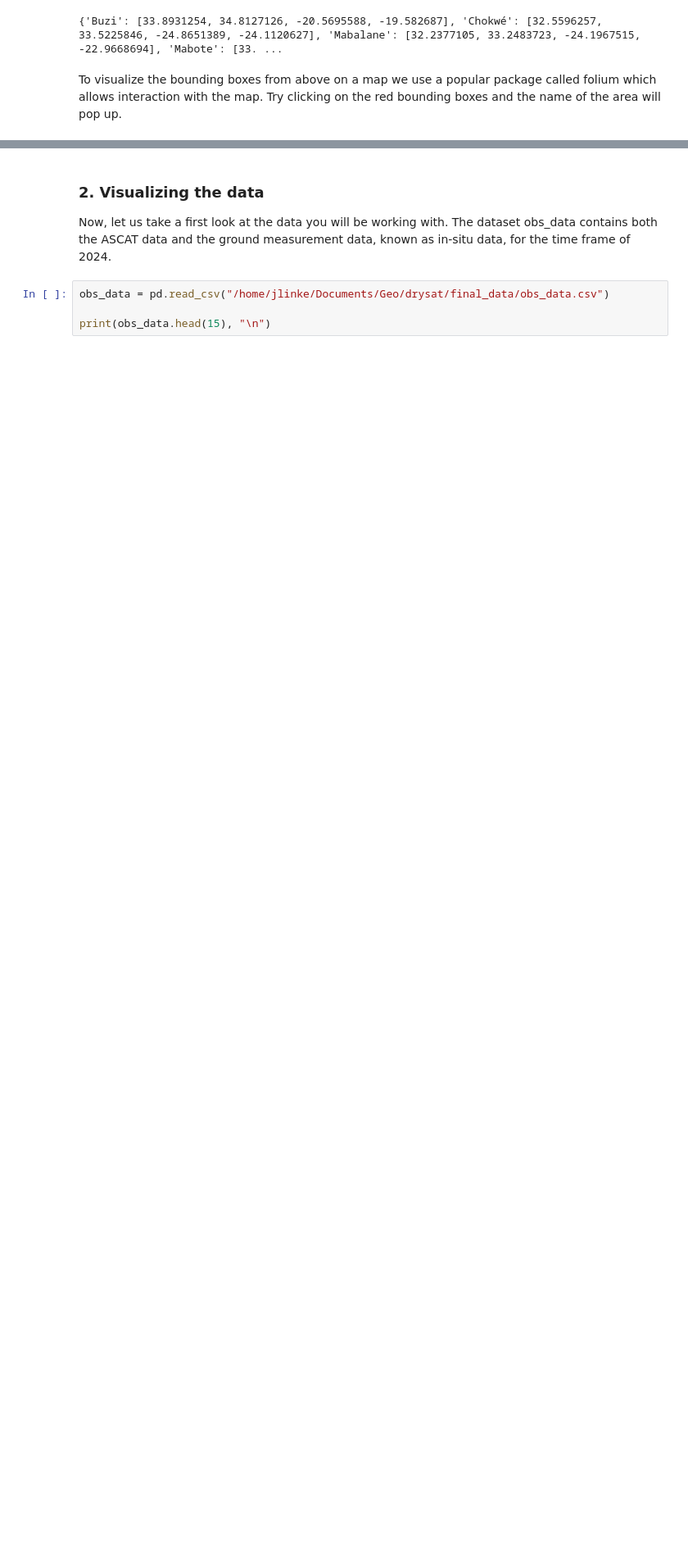
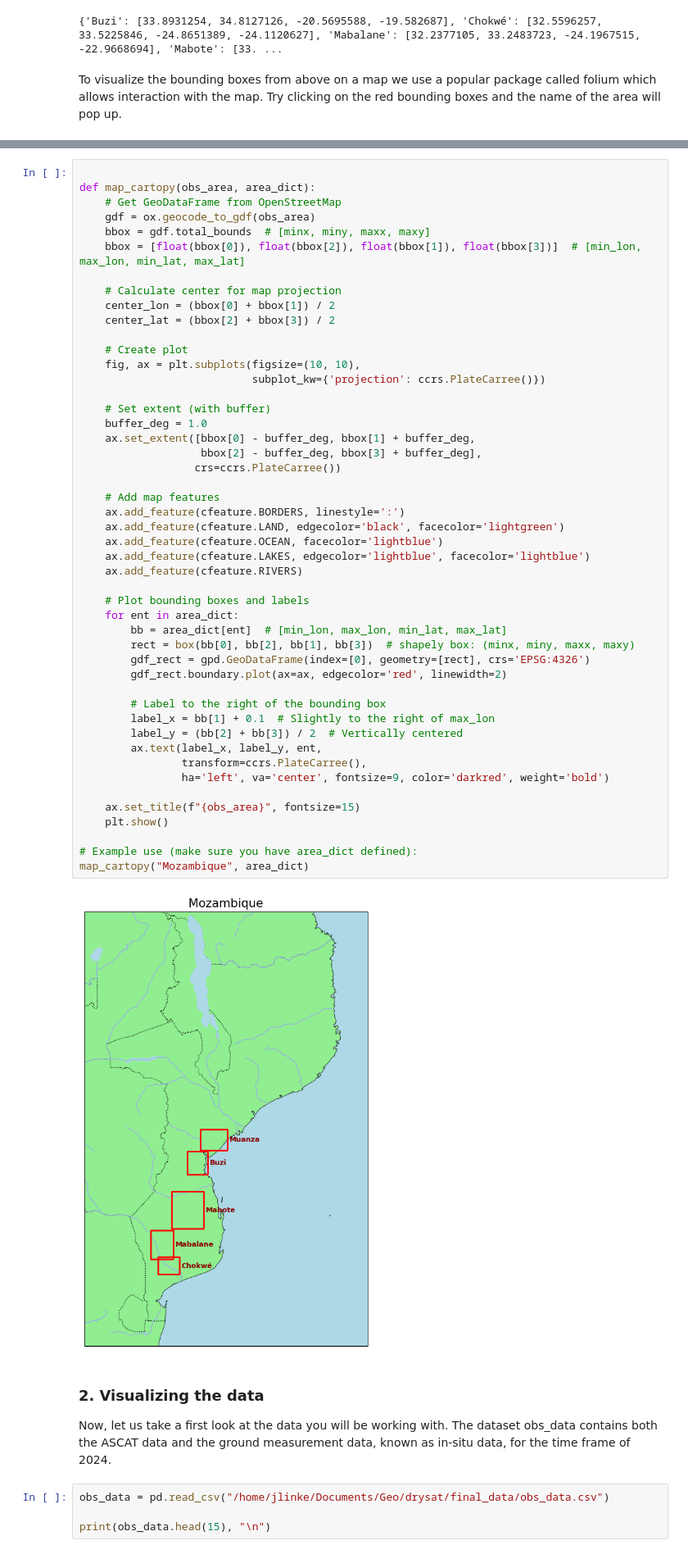
Before and after one commit to TUW-GEO/environmental-remote-sensing, a Jupyter notebook: drysat/drysat_teach.ipynb, the cells around one changed output, grey strips where cells are left out. Shown at 82% size. Saved outputs shown, nothing was run; the diff lists cells and outputs as text; blank space fills up the shorter version.

```diff
--- a/drysat/drysat_teach.ipynb
+++ b/drysat/drysat_teach.ipynb
@@ -113,3 +67,53 @@ map("Mozambique", area_dict)
+# %%
+
+def map_cartopy(obs_area, area_dict):
+    # Get GeoDataFrame from OpenStreetMap
+    gdf = ox.geocode_to_gdf(obs_area)
+    bbox = gdf.total_bounds  # [minx, miny, maxx, maxy]
+    bbox = [float(bbox[0]), float(bbox[2]), float(bbox[1]), float(bbox[3])]  # [min_lon, max_lon, min_lat, max_lat]
+
+    # Calculate center for map projection
+    center_lon = (bbox[0] + bbox[1]) / 2
+    center_lat = (bbox[2] + bbox[3]) / 2
+
+    # Create plot
+    fig, ax = plt.subplots(figsize=(10, 10),
+                           subplot_kw={'projection': ccrs.PlateCarree()})
+
+    # Set extent (with buffer)
+    buffer_deg = 1.0
+    ax.set_extent([bbox[0] - buffer_deg, bbox[1] + buffer_deg,
+                   bbox[2] - buffer_deg, bbox[3] + buffer_deg],
+                  crs=ccrs.PlateCarree())
+
+    # Add map features
+    ax.add_feature(cfeature.BORDERS, linestyle=':')
+    ax.add_feature(cfeature.LAND, edgecolor='black', facecolor='lightgreen')
+    ax.add_feature(cfeature.OCEAN, facecolor='lightblue')
+    ax.add_feature(cfeature.LAKES, edgecolor='lightblue', facecolor='lightblue')
+    ax.add_feature(cfeature.RIVERS)
+
+    # Plot bounding boxes and labels
+    for ent in area_dict:
+        bb = area_dict[ent]  # [min_lon, max_lon, min_lat, max_lat]
+        rect = box(bb[0], bb[2], bb[1], bb[3])  # shapely box: (minx, miny, maxx, maxy)
+        gdf_rect = gpd.GeoDataFrame(index=[0], geometry=[rect], crs='EPSG:4326')
+        gdf_rect.boundary.plot(ax=ax, edgecolor='red', linewidth=2)
+
+        # Label to the right of the bounding box
+        label_x = bb[1] + 0.1  # Slightly to the right of max_lon
+        label_y = (bb[2] + bb[3]) / 2  # Vertically centered
+        ax.text(label_x, label_y, ent,
+                transform=ccrs.PlateCarree(),
+                ha='left', va='center', fontsize=9, color='darkred', weight='bold')
+
+    ax.set_title(f"{obs_area}", fontsize=15)
+    plt.show()
+
+# Example use (make sure you have area_dict defined):
+map_cartopy("Mozambique", area_dict)
+# %% [output]
+[figure, added]
 # %% [markdown]
 ### 2. Visualizing the data
 
```
Also changed, not shown: parts of 14 cells of this notebook.
